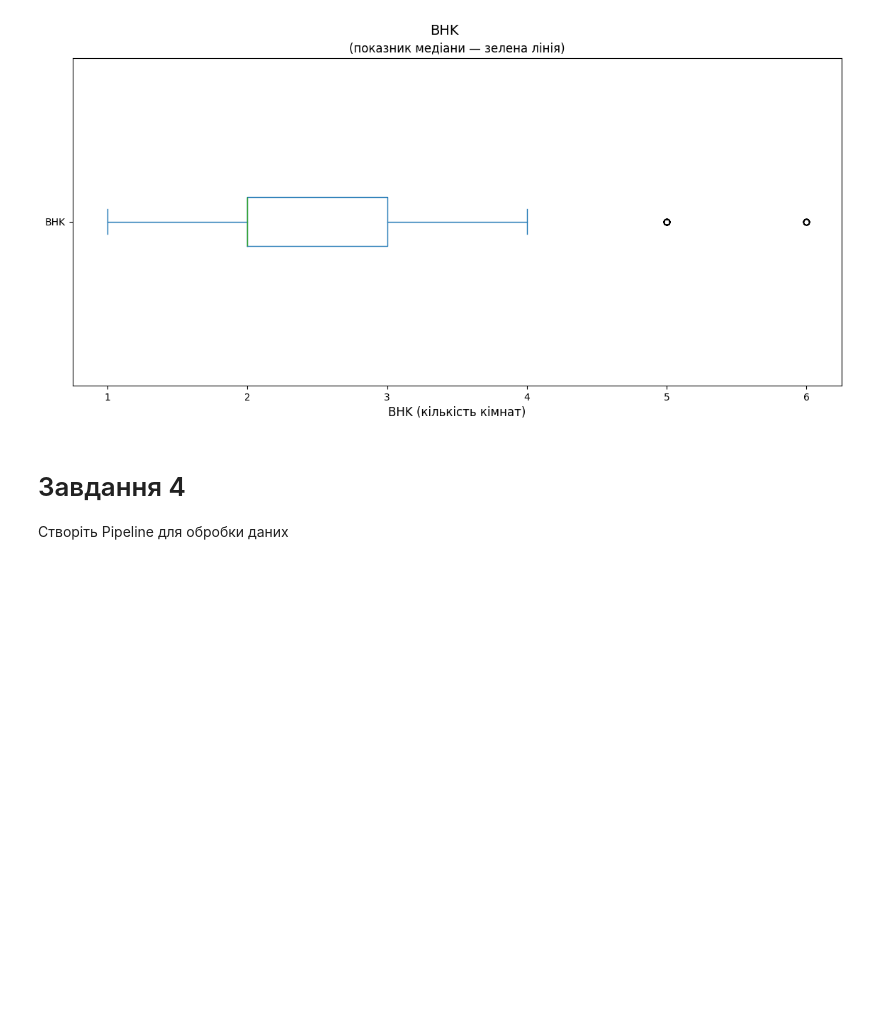
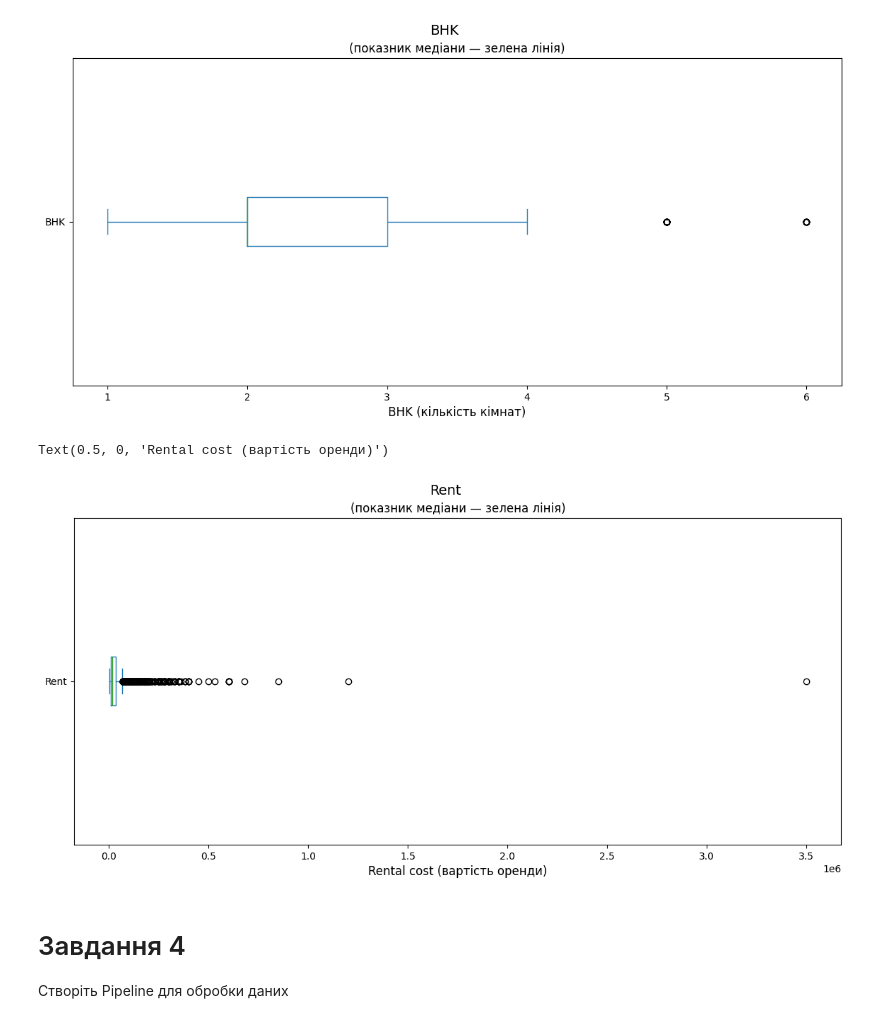
Before and after one commit to ValeriiSlynko/IT-STEP-Practice, a Jupyter notebook: Practice_Pandas/HmWrk2_Pandas(data processing).ipynb, the cells around one changed output. Saved outputs shown, nothing was run; the diff lists cells and outputs as text; code cells hidden in the pictures; blank space fills up the shorter version.

```diff
--- a/Practice_Pandas/HmWrk2_Pandas(data processing).ipynb
+++ b/Practice_Pandas/HmWrk2_Pandas(data processing).ipynb
@@ -193,3 +195,14 @@ Text(0.5, 0, 'BHK (кількість кімнат)')
+# %%
+# малюємо ящик з вусами BHK(кількість спалень, вітальня та кухня)
+ax = df['Rent'].plot(kind='box', vert=False, figsize=(14, 6))
+
+# Додаємо заголовки та підписи
+plt.suptitle('Rent', fontsize=14, y=0.96)
+ax.set_title('(показник медіани — зелена лінія)', fontsize=12)
+ax.set_xlabel('Rental cost (вартість оренди)', fontsize=12)
+# %% [output]
+Text(0.5, 0, 'Rental cost (вартість оренди)')
+[figure, added]
 # %% [markdown]
 # Завдання 4
 Створіть Pipeline для обробки даних
```
Also changed, not shown: parts of 1 cell of this notebook.
